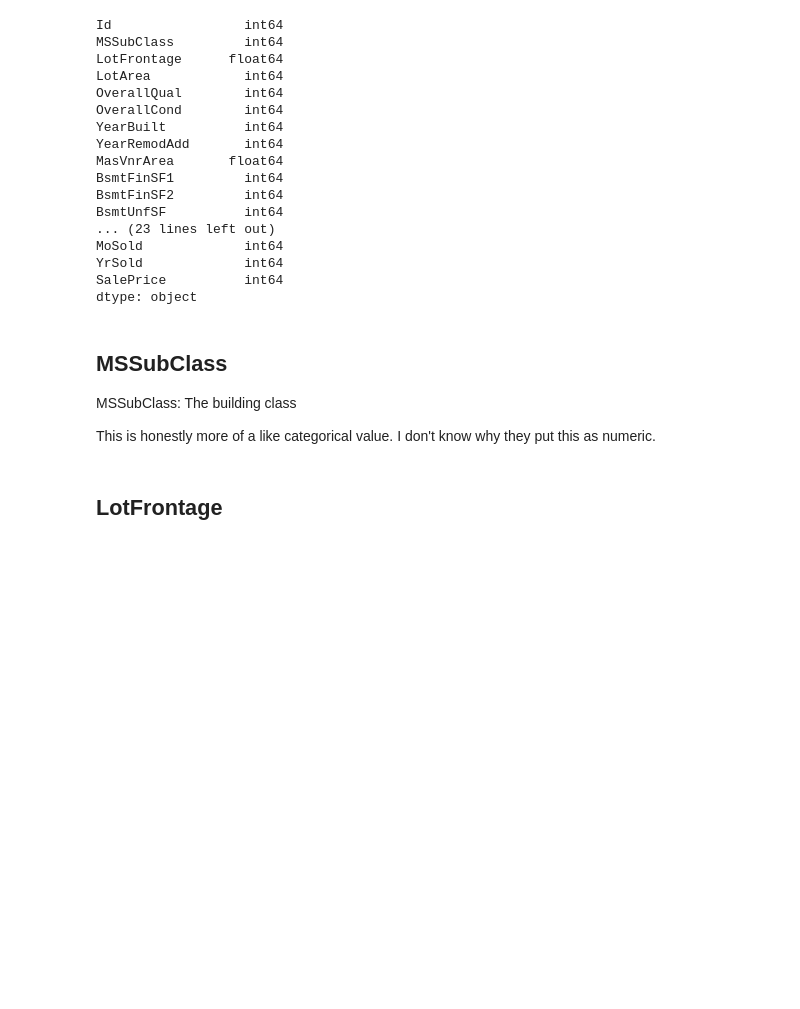
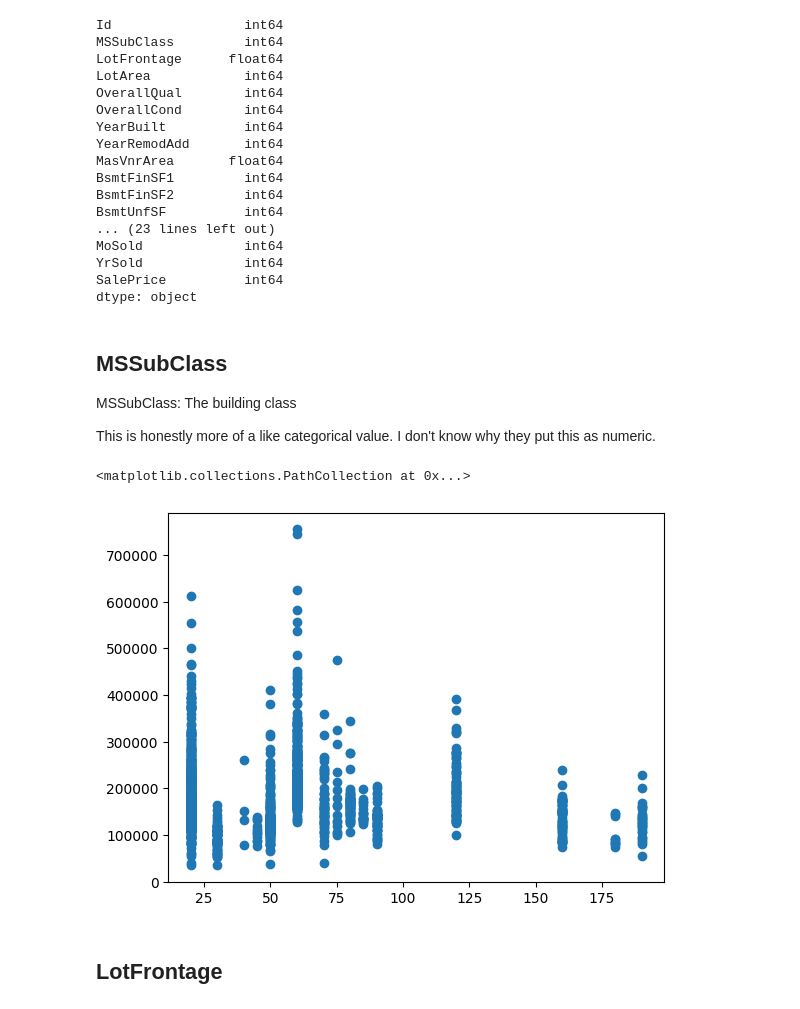
Before and after one commit to ShotaSasaki-HCU/Kaggle_House-Prices-Regression, a Jupyter notebook: multiple_linear_regression.ipynb, the cells around one changed output. Cells and saved outputs as stored; diff of their text form; code cells hidden in the pictures; blank space fills up the shorter version.

```diff
--- a/multiple_linear_regression.ipynb
+++ b/multiple_linear_regression.ipynb
@@ -95,7 +95,10 @@ MSSubClass: The building class
 This is honestly more of a like categorical value.
 I don't know why they put this as numeric.
 # %%
-# plt.scatter(x='MSSubClass', y='SalePrice', data=df_train)
+plt.scatter(x='MSSubClass', y='SalePrice', data=df_train)
+# %% [output]
+<matplotlib.collections.PathCollection at 0x...>
+[figure, added]
 # %% [markdown]
 ## LotFrontage
 # %%
```
Also changed, not shown: parts of 63 cells of this notebook.
